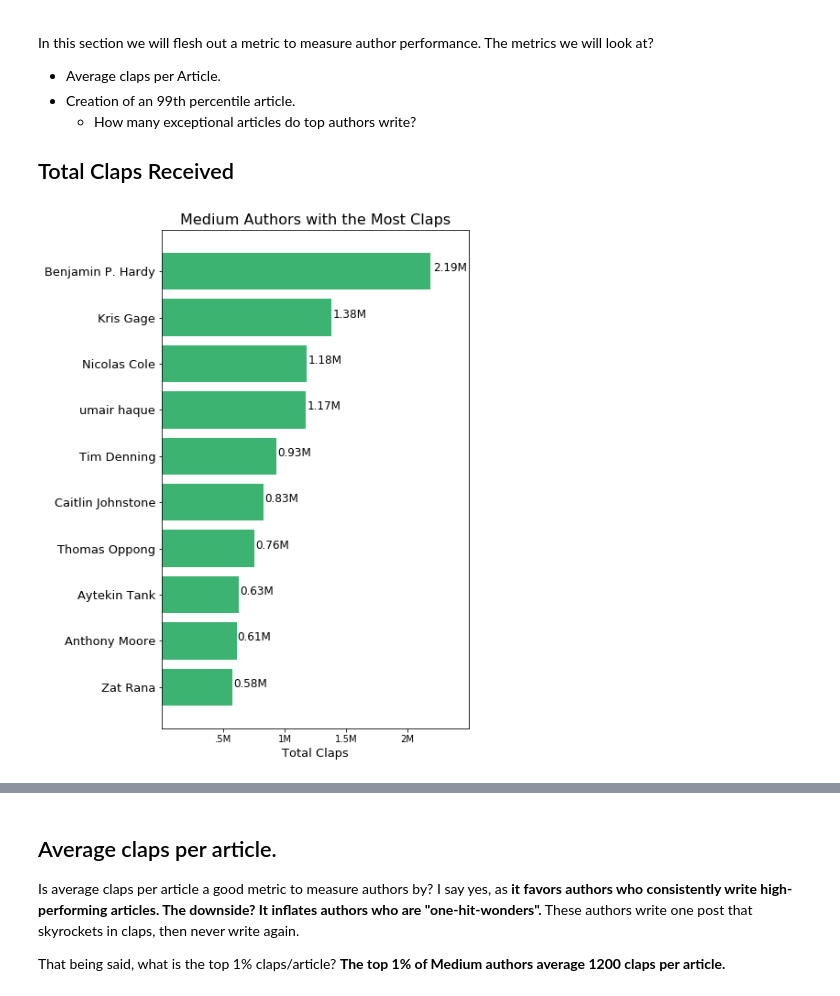
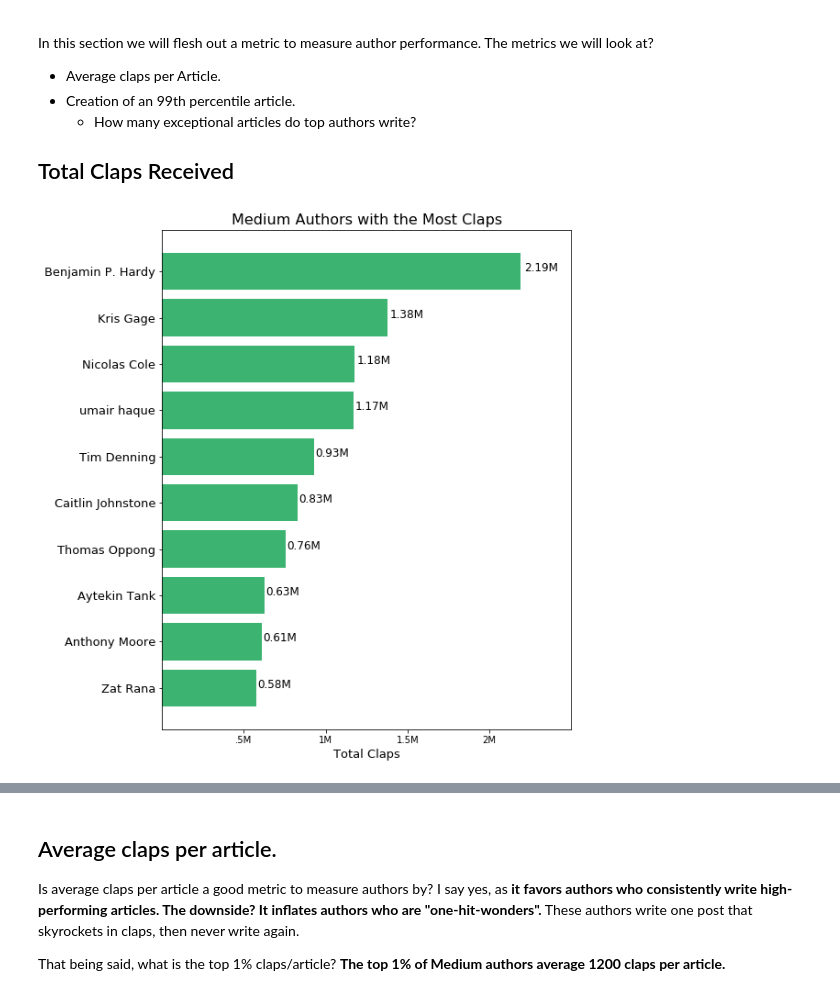
Before and after one commit to harrisonjansma/Analyzing_Medium, a Jupyter notebook: Medium_EDA.ipynb, the cells around one changed output, grey strips where cells are left out. Cells and saved outputs as stored; diff of their text form; code cells hidden in the pictures.

```diff
--- a/Medium_EDA.ipynb
+++ b/Medium_EDA.ipynb
@@ -737,18 +743,18 @@ auths_arts = temp.groupby("Author").sum()
 total_claps = auths_arts["Claps"]
 total_claps = np.flip(total_claps.sort_values(ascending=False)[:10], axis=0)
 # %%
-plt.figure(figsize=(6,10))
+plt.figure(figsize=(8,10))
 plt.barh(total_claps.index, total_claps, color="mediumseagreen")
 
 for idx in range(10):
     value = total_claps[idx]
     plt.text(value *1.01, idx, str(round(value/1000000,2))+ "M", fontsize=12)
 
 plt.title("Medium Authors with the Most Claps", fontsize=16)
 plt.xlim(0,2500000)
 plt.xlabel("Total Claps",fontsize=13)
 plt.xticks([500000,1000000,1500000,2000000],[".5M","1M", "1.5M", "2M"])
 plt.yticks(fontsize=13)
 plt.show()
 # %% [output]
-[figure, old version]
+[figure, new version]
```
Also changed, not shown: parts of 13 cells of this notebook.
